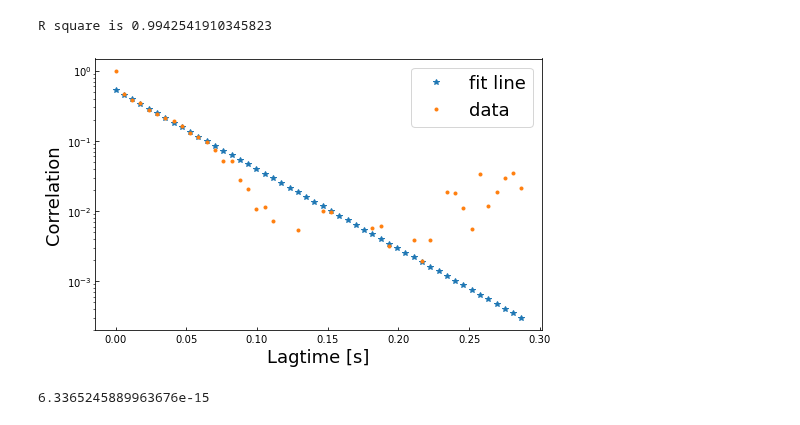
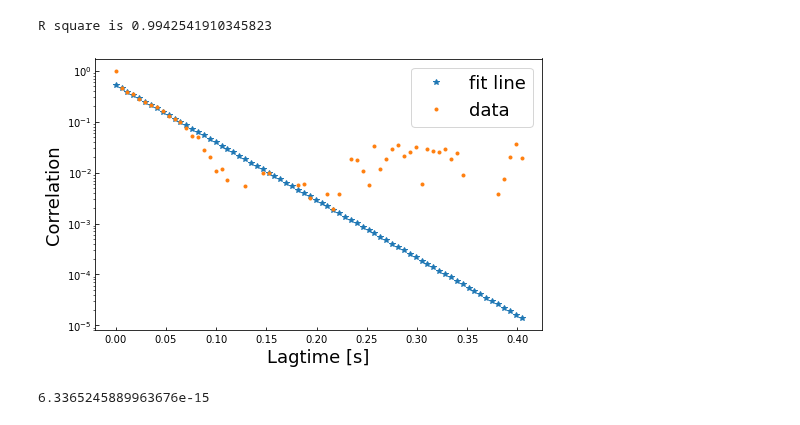
Before and after one commit to wwy-wwy-wwy/Speckle_project, a Jupyter notebook: speckle/colloidal_analysis/20221129data_colloidal_suspension.ipynb, the cells around one changed output. Saved outputs shown, nothing was run; the diff lists cells and outputs as text; code cells hidden in the pictures.

```diff
--- a/speckle/colloidal_analysis/20221129data_colloidal_suspension.ipynb
+++ b/speckle/colloidal_analysis/20221129data_colloidal_suspension.ipynb
@@ -84,7 +83,7 @@ img_height
 # %% [markdown]
 ### Temporal Autocorrelation
 # %%
-def compute_g2t_wo_kernel(px,laglist_g2t,normalize=True):
+def compute_g2t_wo_kernel(px,laglist_g2t,normalize=True,plot=False):
     intensity=[]
     for t in range(0,img.shape[0],1):
         intensity.append(img[t][px[0],px[1]])
@@ -105,4 +104,15 @@ def compute_g2t_wo_kernel(px,laglist_g2t,normalize=True):
         first=g2t[0]
         for lag in laglist_g2t:
             g2t[lag]=g2t[lag]/first
+    if plot == True:
+        plt.figure(figsize=(8,5))
+        plt.plot(intensity[0:200],'k-')
+        plt.xlabel("Time",fontsize=18)
+        plt.ylabel("Intensity",fontsize=18)
+        plt.tick_params(direction='in')
     return g2t
+# %%
+laglist_g2t=range(0,100,1)
+px=[10,300]
+g2t=compute_g2t_wo_kernel(px,laglist_g2t,plot=True)
+pickle.dump(g2t, open(foldername+imgname+'_g2tcorrrelation_temporal.p',"wb"))
@@ -109,10 +121,7 @@ def compute_g2t_wo_kernel(px,laglist_g2t,normalize=True):
 # %%
-laglist_g2t=range(0,100,1)
-px=[10,300]
-g2t=compute_g2t_wo_kernel(px,laglist_g2t)
 lagtime_g2t= [element * framespeed for element in laglist_g2t]
 plt.figure(figsize=(8,5))
-plt.plot(lagtime_g2t,g2t,'.')
+plt.plot(lagtime_g2t,g2t,'k.')
 plt.legend(['g2t vs laglist'], fontsize=18)
 plt.xlabel("Lagtime",fontsize=18)
 plt.ylabel("g2(t)",fontsize=18)
@@ -129,12 +138,12 @@ y = -26.09826 * x + -0.63049
 [figure]
 R square is 0.9942541910345823
 # %%
-reconstruct(lagtime_g2t[0:50],plateau,np.array(g2t[0:50]),a,b)
+reconstruct(lagtime_g2t[0:70],plateau,np.array(g2t[0:70]),a,b)
 #plt.ylim(0,0.1)
 #plt.xlim(0,lagtime_g2t[20])
 plt.yscale("log")
 # %% [output]
-[figure, old version]
+[figure, new version]
 # %%
 n=1.47
 angle=np.arange(180-19.77,180+19.77,1)
```
Also changed, not shown: parts of 25 cells of this notebook, 20 other files.
